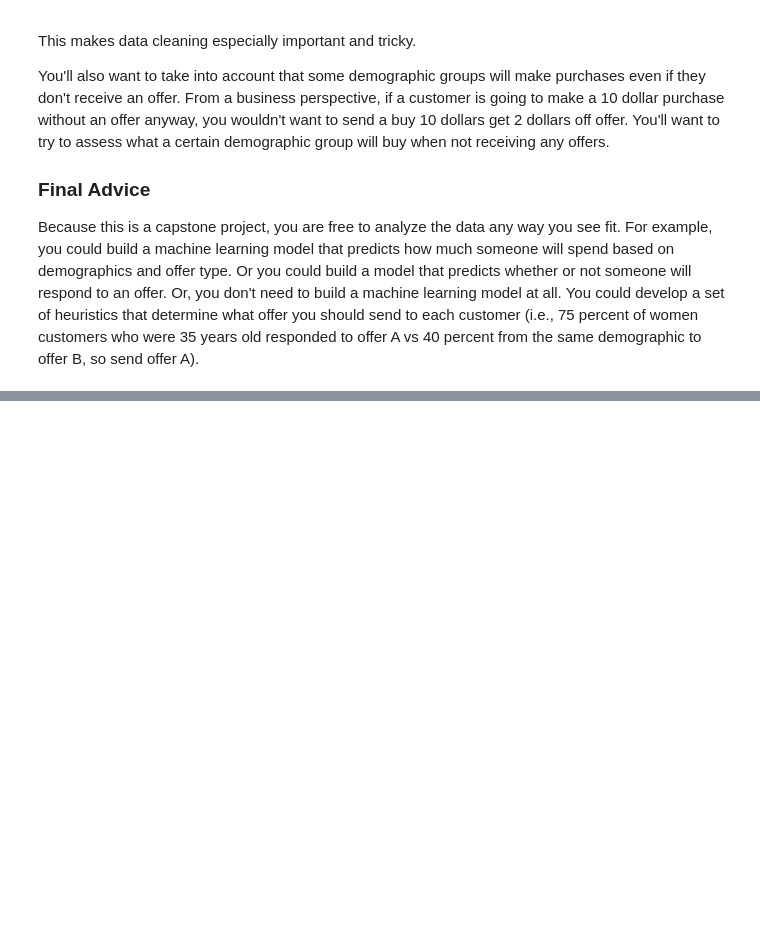
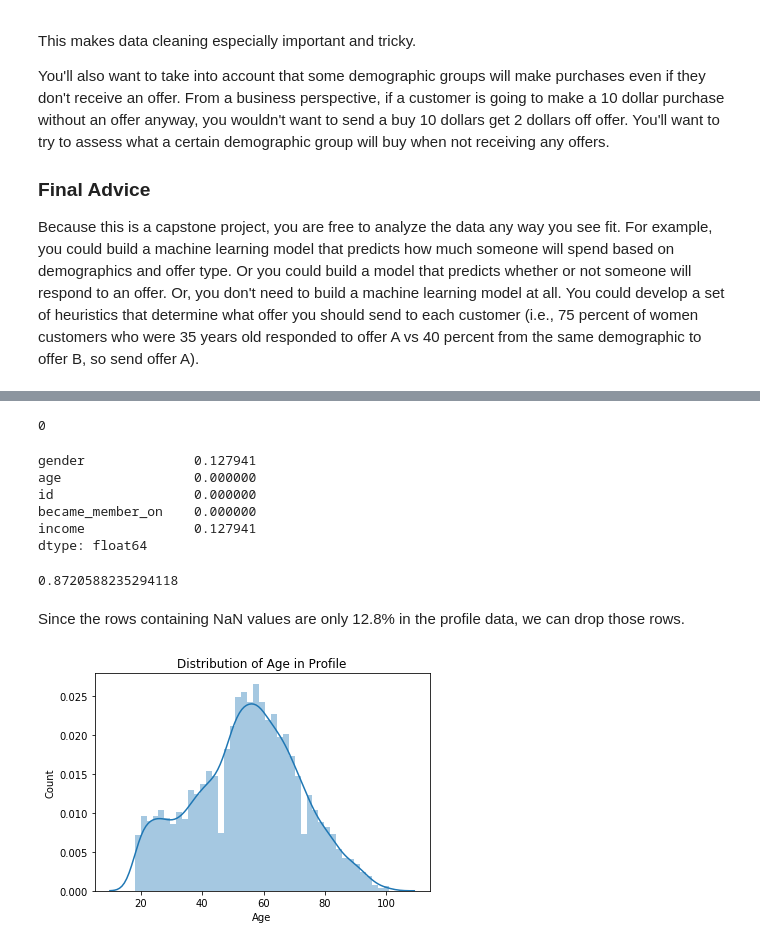
Before and after one commit to superring/Capston-Project-Starbucks, a Jupyter notebook: Starbucks_Capstone_notebook.ipynb, the cells around one changed output, grey strips where cells are left out. Cells and saved outputs as stored; diff of their text form; code cells hidden in the pictures; blank space fills up the shorter version.

```diff
--- a/Starbucks_Capstone_notebook.ipynb
+++ b/Starbucks_Capstone_notebook.ipynb
@@ -86,0 +137,32 @@ transcript = pd.read_json('data/transcript.json', orient='records', lines=True)
+# %%
+# Check if there's any duplicated ids
+profile['id'].duplicated().sum()
+# %% [output]
+0
+# %%
+# Check the NaN value proportion
+profile.isna().sum()/len(profile)
+# %% [output]
+gender              0.127941
+age                 0.000000
+id                  0.000000
+became_member_on    0.000000
+income              0.127941
+dtype: float64
+# %%
+# Proportion of rows contain a NaN value
+len(profile.dropna())/len(profile)
+# %% [output]
+0.8720588235294118
+# %% [markdown]
+Since the rows containing NaN values are only 12.8% in the profile data, we can drop those rows.
+# %%
+profile = profile.dropna()
+# %%
+# Check the age distribution of the profile data
+sns.distplot(profile['age'],hist=True)
+plt.title("Distribution of Age in Profile")
+plt.xlabel("Age")
+plt.ylabel("Count");
+# %% [output]
+[figure, added]
```
Also changed, not shown: parts of 73 cells of this notebook, 2 other files.
